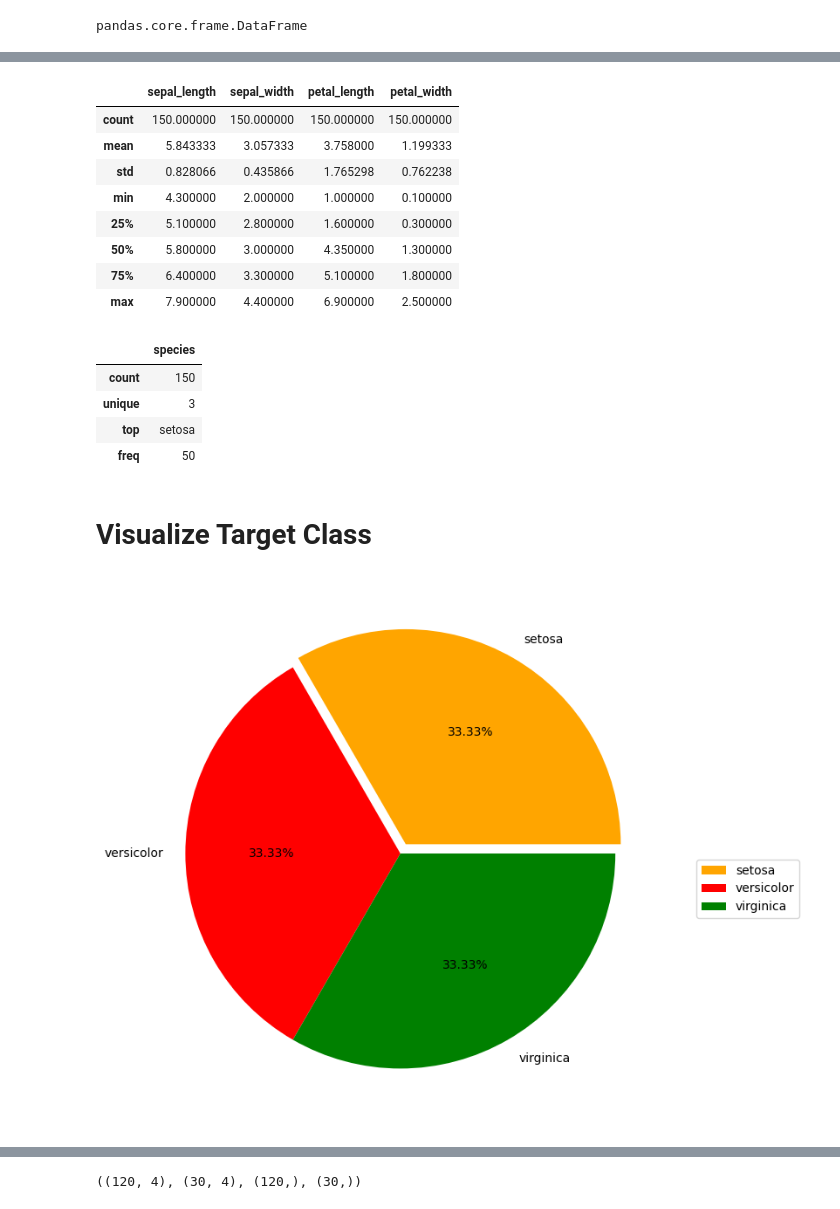
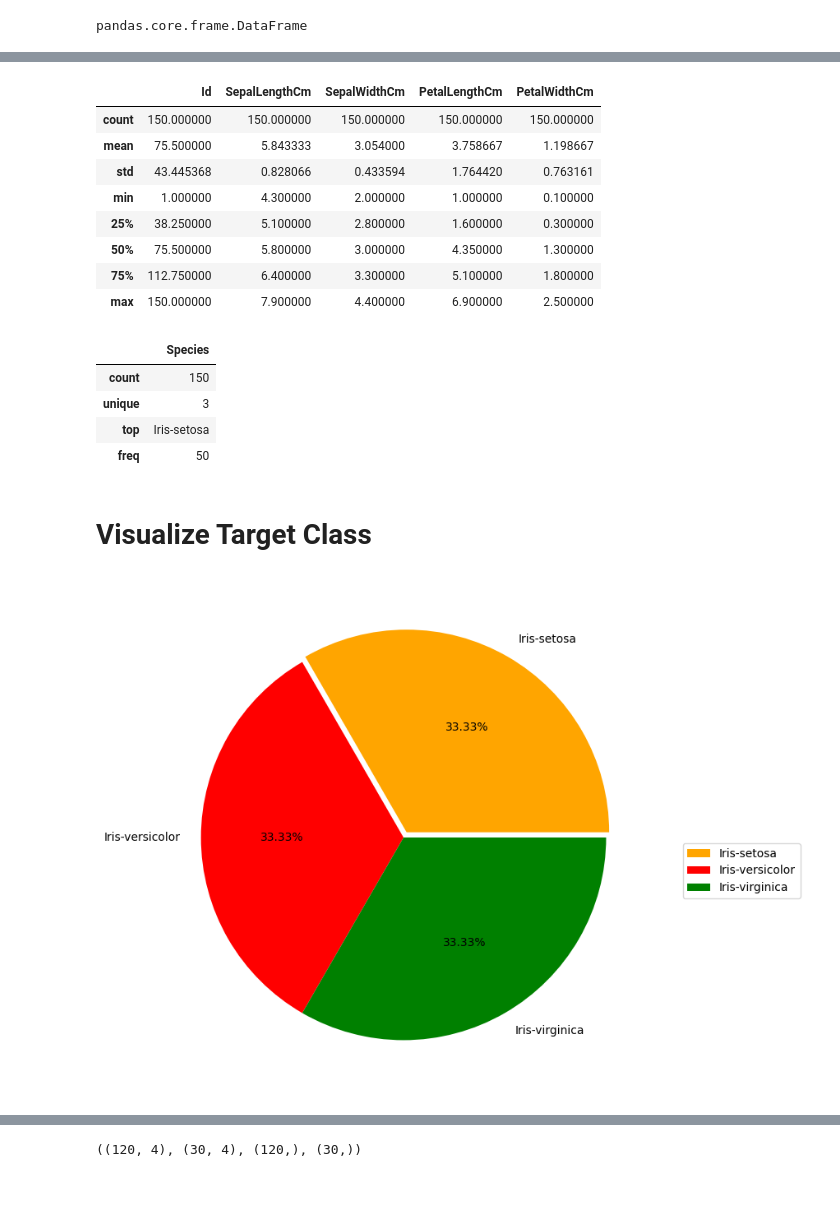
Before and after one commit to rajendra195/data_science_ML_Metro, a Jupyter notebook: week_07/day_05/classification.ipynb, the cells around one changed output, grey strips where cells are left out. Drawn from its saved outputs; the diff is of its cells as text; code cells hidden in the pictures.

```diff
--- a/week_07/day_05/classification.ipynb
+++ b/week_07/day_05/classification.ipynb
@@ -4,6 +7,6 @@ import pandas as pd
 import seaborn as sns
 import matplotlib.pyplot as plt
 # %%
-df = sns.load_dataset("iris")
+df = pd.read_csv("data/iris.csv")
 df.head()
 # %% [output]
@@ -49,33 +55,33 @@ memory usage: 6.0+ KB
 # %%
-df.describe() # numeric data
+df.describe() # overall view of the numerical data like mean, median, min, max, count, quartiles, etc
 # %% [output]
-|  | sepal_length | sepal_width | petal_length | petal_width |
-| count | 150.000000 | 150.000000 | 150.000000 | 150.000000 |
-| mean | 5.843333 | 3.057333 | 3.758000 | 1.199333 |
-| std | 0.828066 | 0.435866 | 1.765298 | 0.762238 |
-| min | 4.300000 | 2.000000 | 1.000000 | 0.100000 |
-| 25% | 5.100000 | 2.800000 | 1.600000 | 0.300000 |
-| 50% | 5.800000 | 3.000000 | 4.350000 | 1.300000 |
-| 75% | 6.400000 | 3.300000 | 5.100000 | 1.800000 |
-| max | 7.900000 | 4.400000 | 6.900000 | 2.500000 |
+|  | Id | SepalLengthCm | SepalWidthCm | PetalLengthCm | PetalWidthCm |
+| count | 150.000000 | 150.000000 | 150.000000 | 150.000000 | 150.000000 |
+| mean | 75.500000 | 5.843333 | 3.054000 | 3.758667 | 1.198667 |
+| std | 43.445368 | 0.828066 | 0.433594 | 1.764420 | 0.763161 |
+| min | 1.000000 | 4.300000 | 2.000000 | 1.000000 | 0.100000 |
+| 25% | 38.250000 | 5.100000 | 2.800000 | 1.600000 | 0.300000 |
+| 50% | 75.500000 | 5.800000 | 3.000000 | 4.350000 | 1.300000 |
+| 75% | 112.750000 | 6.400000 | 3.300000 | 5.100000 | 1.800000 |
+| max | 150.000000 | 7.900000 | 4.400000 | 6.900000 | 2.500000 |
 # %%
-df.describe(include="object") # object
+df.describe(include="object") # overview of the object data such mode, frequency, unique value
 # %% [output]
-|  | species |
+|  | Species |
 | count | 150 |
 | unique | 3 |
-| top | setosa |
+| top | Iris-setosa |
 | freq | 50 |
 # %% [markdown]
 # Visualize Target Class
 # %%
-target = df["species"].value_counts()
+target = df["Species"].value_counts()
 target_columns = ["Species" ]
 # %%
 plt.figure(figsize=(10, 8))
-plt.pie(target.values, labels=target.index, autopct="%.2f%%", explode=(0.05, 0, 0), colors=["orange", "red", "green"])
+plt.pie(target.values, labels=target.index, autopct="%.2f%%", explode=(0.03, 0, 0), colors=["orange", "red", "green"])
 plt.legend(bbox_to_anchor=(1.04, 0.5))
 plt.show()
 # %% [output]
-[figure, old version]
+[figure, new version]
 # %%
```
Also changed, not shown: parts of 29 cells of this notebook, 3 other files.
